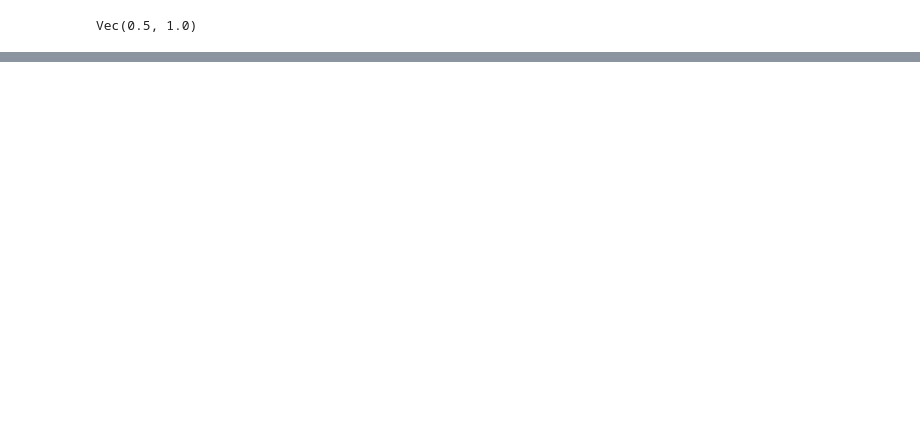
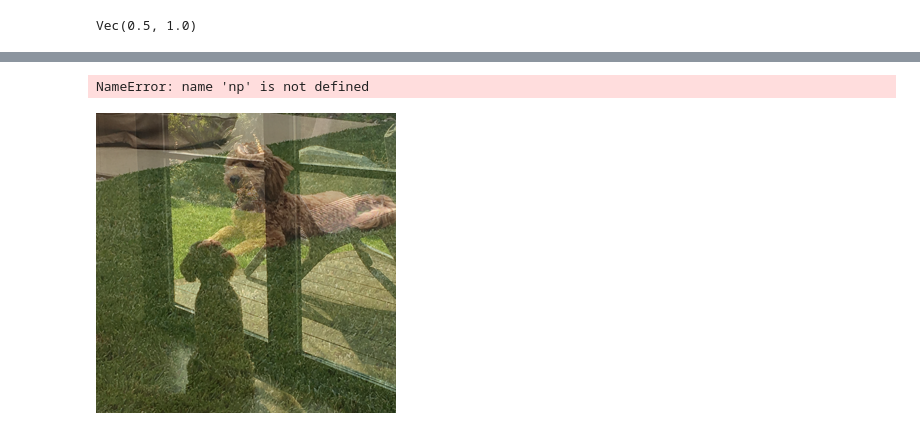
Before and after one commit to Sakurajima-sight/Mathematics-for-programmers-Python, a Jupyter notebook: Chapter 06/Untitled.ipynb, the cells around one changed output, grey strips where cells are left out. Saved outputs shown, nothing was run; the diff lists cells and outputs as text; code cells hidden in the pictures; blank space fills up the shorter version.

```diff
--- a/Chapter 06/Untitled.ipynb
+++ b/Chapter 06/Untitled.ipynb
@@ -515,0 +717,8 @@ class
+# %%
+def f(x):
+    return 0.5*x+3
+def g(x):
+    return sin(x)
+plot([f,g],-10,10)
+# %% [output]
+NameError: name 'np' is not defined
@@ -515,0 +763,14 @@ class
+# %%
+x=((1,2),
+  (3,4),
+  (5,6))
+y=((7,8),
+  (9,10),
+  (11,12))
+# %%
+for row1,row2 in zip(x,y):
+    print(row1,row2)
+# %%
+for row1,row2 in zip(x,y):
+    for a,b in zip(row1,row2):
+        print(a,b)
@@ -515,0 +779,27 @@ class
+# %%
+class ImageVector(Vector):
+    size=(300,300)
+    def __init__(self,input):
+        try:
+            img=Image.open(input).resize(ImageVector.size)
+            self.pixels=img.getdata()
+        except:
+            self.pixels=input
+    def image(self):
+        img=Image.new('RGB',ImageVector.size)
+        img.putdata([(int(r),int(g),int(b)) for (r,g,b) in self.pixels])
+        return img
+    def add(self,img2):
+        return ImageVector([(r1+r2,g1+g2,b1+b2) for ((r1,g1,b1),(r2,g2,b2)) in zip(self.pixels,img2.pixels)])
+    def scale(self,scalar):
+        return ImageVector([(scalar*r,scalar*g,scalar*b) for (r,g,b) in self.pixels])
+    @classmethod
+    def zero(cls):
+        total_pixels=cls.size[0]*cls.size
+        return ImageVector([(0,0,0) for _ in range(0,total_pixels)])
+    def _repr_png_(self):
+        return self.image()._repr_png_()
+# %%
+0.5*ImageVector("inside.JPG")+0.5*ImageVector("outside.JPG")
+# %% [output]
+[figure, added]
```
Also changed, not shown: parts of 40 cells of this notebook.
